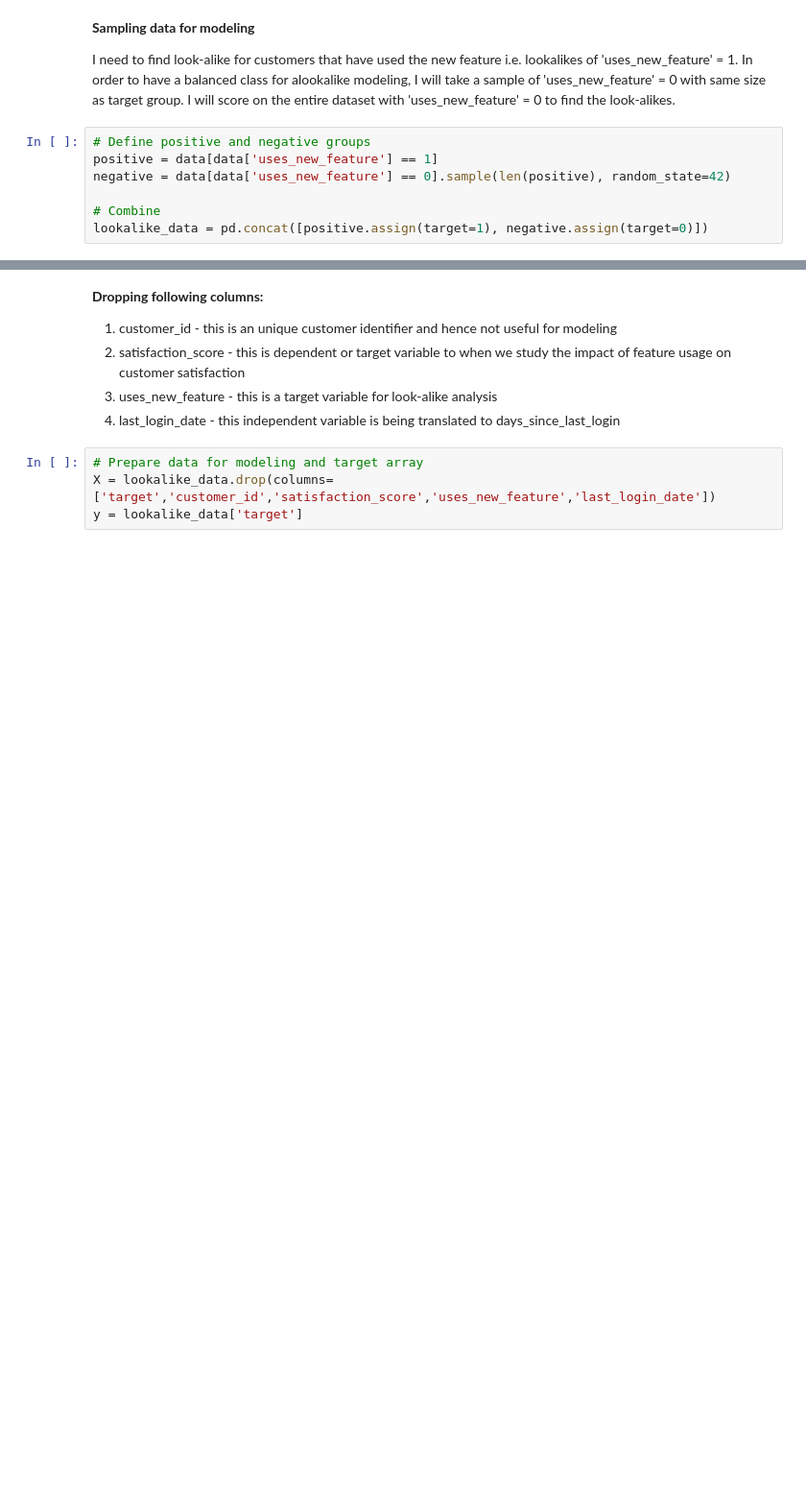
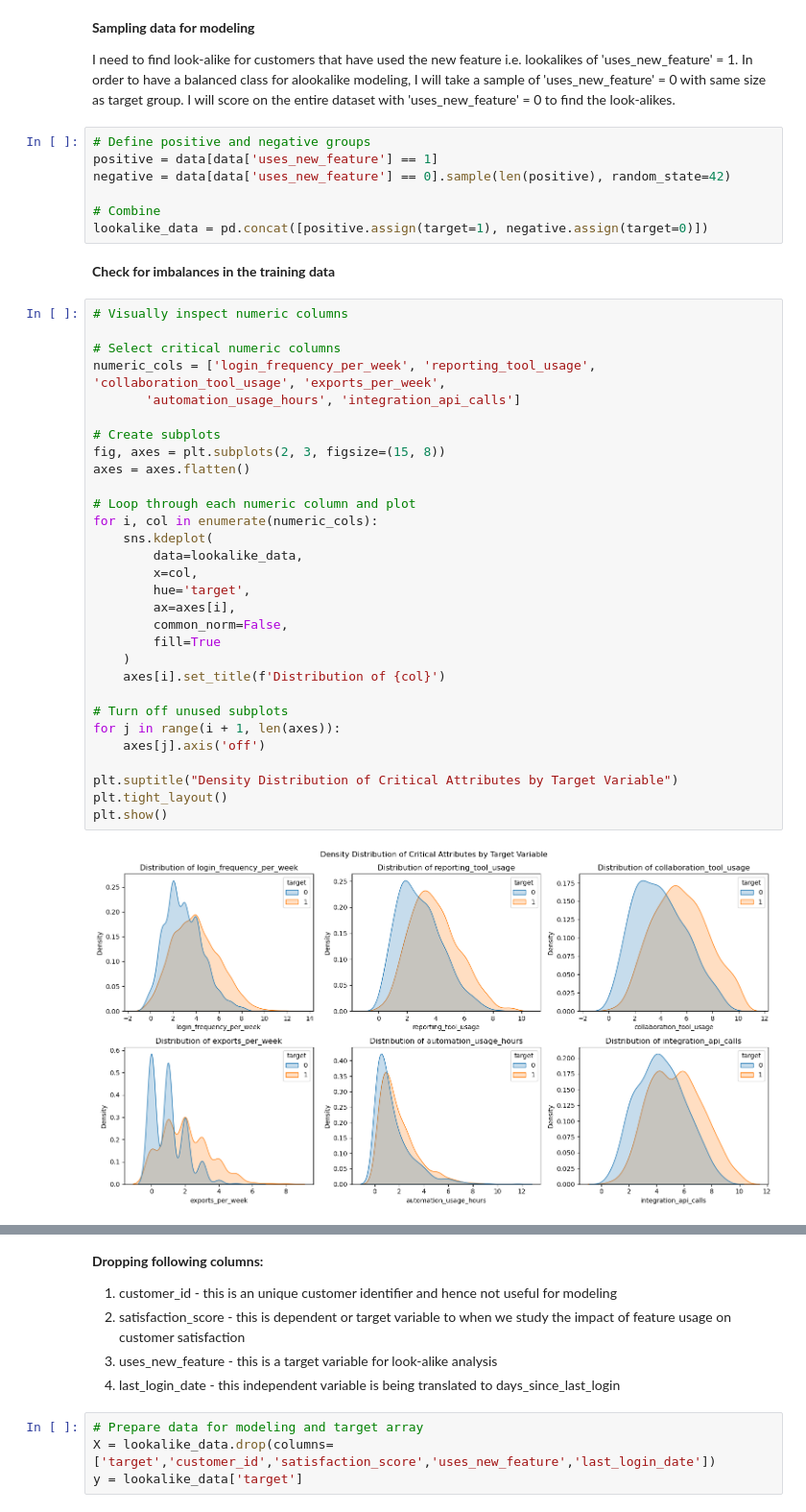
Before and after one commit to shruti0209/LearnML_Capstone, a Jupyter notebook: Lookalike_Analysis.ipynb, the cells around one changed output, grey strips where cells are left out. Shown at 96% size. Saved outputs shown, nothing was run; the diff lists cells and outputs as text; blank space fills up the shorter version.

```diff
--- a/Lookalike_Analysis.ipynb
+++ b/Lookalike_Analysis.ipynb
@@ -850,3 +851,37 @@ negative = data[data['uses_new_feature'] == 0].sample(len(positive), random_stat
 
 # Combine
 lookalike_data = pd.concat([positive.assign(target=1), negative.assign(target=0)])
+# %% [markdown]
+**Check for imbalances in the training data**
+# %%
+# Visually inspect numeric columns
+
+# Select critical numeric columns
+numeric_cols = ['login_frequency_per_week', 'reporting_tool_usage', 'collaboration_tool_usage', 'exports_per_week',
+       'automation_usage_hours', 'integration_api_calls']
+
+# Create subplots
+fig, axes = plt.subplots(2, 3, figsize=(15, 8))
+axes = axes.flatten()
+
+# Loop through each numeric column and plot
+for i, col in enumerate(numeric_cols):
+    sns.kdeplot(
+        data=lookalike_data,
+        x=col,
+        hue='target',
+        ax=axes[i],
+        common_norm=False,
+        fill=True
+    )
+    axes[i].set_title(f'Distribution of {col}')
+
+# Turn off unused subplots
+for j in range(i + 1, len(axes)):
+    axes[j].axis('off')
+
+plt.suptitle("Density Distribution of Critical Attributes by Target Variable")
+plt.tight_layout()
+plt.show()
+# %% [output]
+[figure, added]
```
Also changed, not shown: parts of 16 cells of this notebook, 1 other file.
